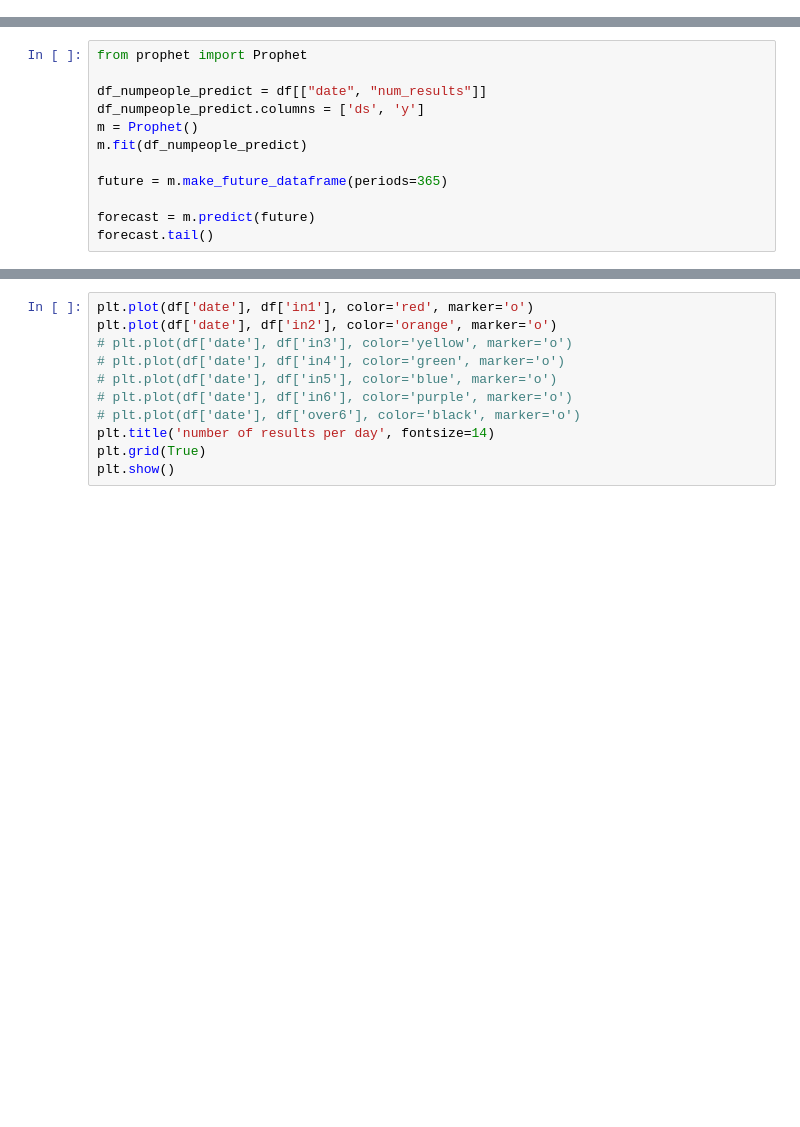
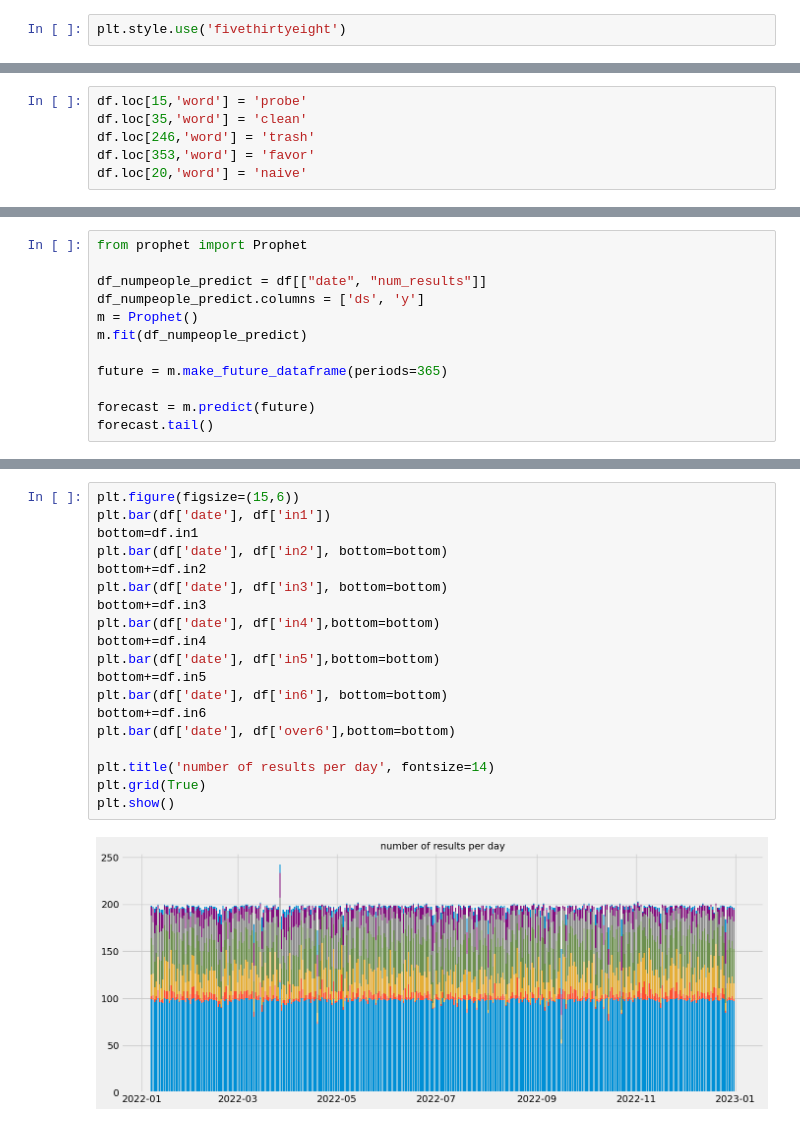
Before and after one commit to carlostbello/COMAP2023, a Jupyter notebook: src/test.ipynb, the cells around one changed output, grey strips where cells are left out. Cells and saved outputs as stored; diff of their text form; blank space fills up the shorter version.

```diff
--- a/src/test.ipynb
+++ b/src/test.ipynb
@@ -6,8 +6,16 @@ from sklearn.linear_model import LinearRegression
 from sklearn.metrics import mean_squared_error, mean_absolute_error
 from sklearn import preprocessing
 import numpy as np
+# %%
+plt.style.use('fivethirtyeight')
 # %%
 df = pd.read_csv('../data/cleaned.csv')
+# %%
+df.loc[15,'word'] = 'probe'
+df.loc[35,'word'] = 'clean'
+df.loc[246,'word'] = 'trash'
+df.loc[353,'word'] = 'favor'
+df.loc[20,'word'] = 'naive'
 # %%
 df["date"] = pd.to_datetime(df["date"])
 df["day_of_week"] = df["date"].dt.dayofweek
@@ -90,14 +152,24 @@ print(df)
 # %%
-plt.plot(df['date'], df['in1'], color='red', marker='o')
-plt.plot(df['date'], df['in2'], color='orange', marker='o')
-# plt.plot(df['date'], df['in3'], color='yellow', marker='o')
-# plt.plot(df['date'], df['in4'], color='green', marker='o')
-# plt.plot(df['date'], df['in5'], color='blue', marker='o')
-# plt.plot(df['date'], df['in6'], color='purple', marker='o')
-# plt.plot(df['date'], df['over6'], color='black', marker='o')
+plt.figure(figsize=(15,6))
+plt.bar(df['date'], df['in1'])
+bottom=df.in1
+plt.bar(df['date'], df['in2'], bottom=bottom)
+bottom+=df.in2
+plt.bar(df['date'], df['in3'], bottom=bottom)
+bottom+=df.in3
+plt.bar(df['date'], df['in4'],bottom=bottom)
+bottom+=df.in4
+plt.bar(df['date'], df['in5'],bottom=bottom)
+bottom+=df.in5
+plt.bar(df['date'], df['in6'], bottom=bottom)
+bottom+=df.in6
+plt.bar(df['date'], df['over6'],bottom=bottom)
+
 plt.title('number of results per day', fontsize=14)
 plt.grid(True)
 plt.show()
+# %% [output]
+[figure, added]
 # %%
 df["percent_hard"] = df.apply(
     lambda row: row["num_hardmode"]/row["num_results"], axis=1)
```
Also changed, not shown: parts of 11 cells of this notebook.
